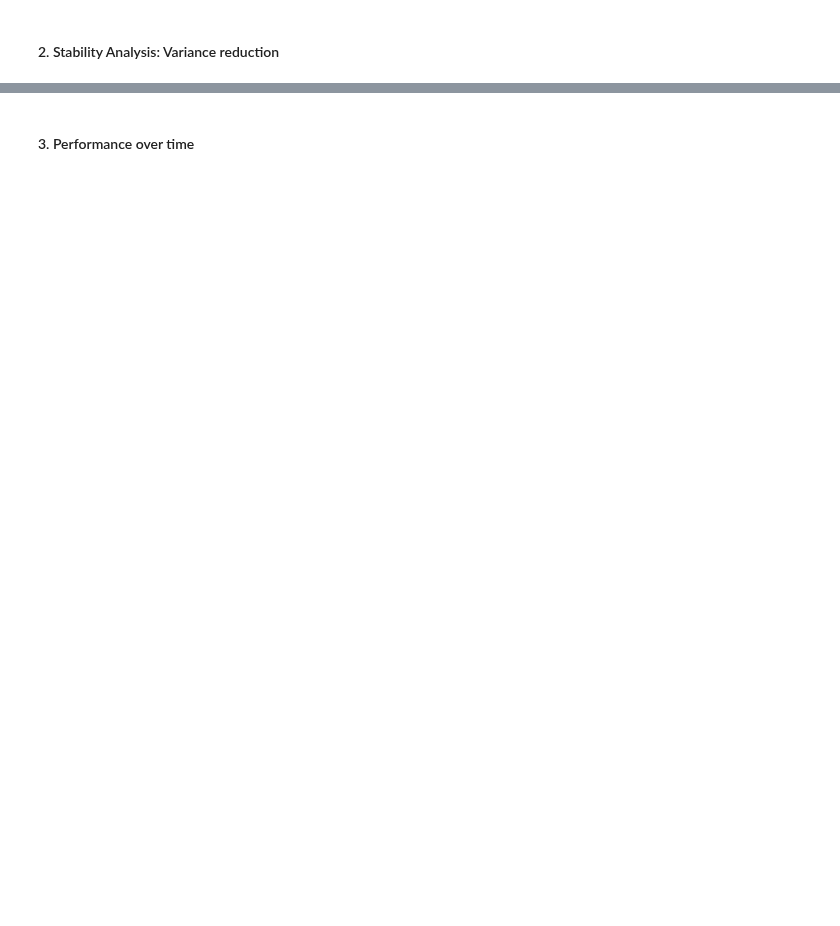
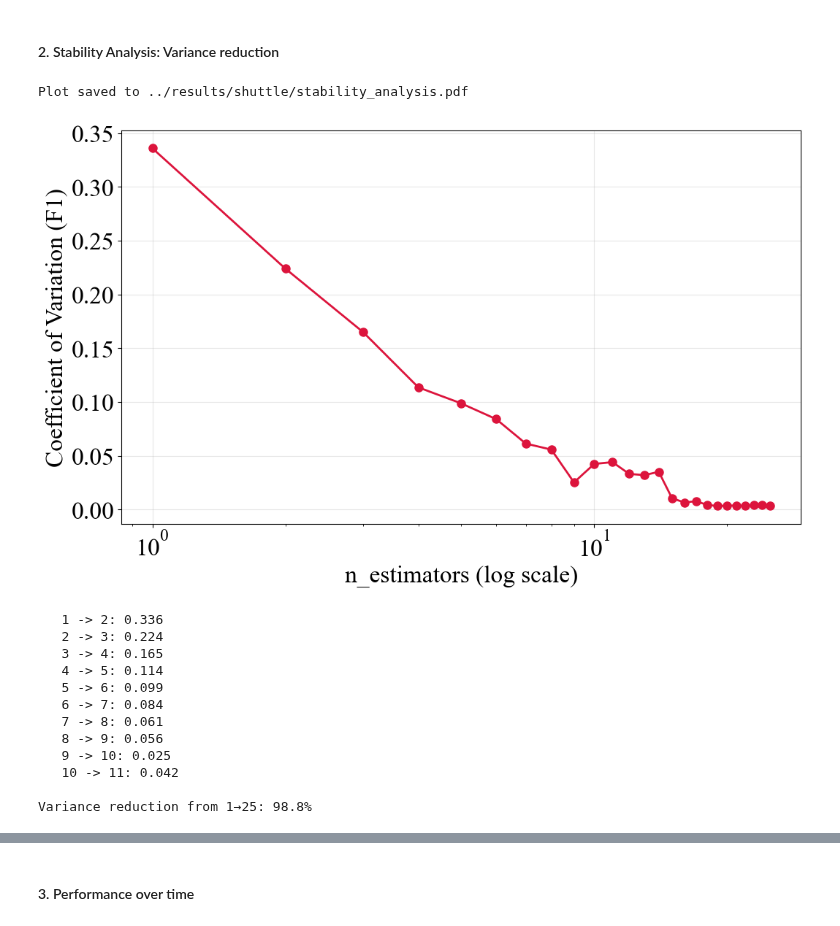
Before and after one commit to Voltzz9/ml441_assignments, a Jupyter notebook: assign4/notebooks/01_shuttle.ipynb, the cells around one changed output, grey strips where cells are left out. Cells and saved outputs as stored; diff of their text form; code cells hidden in the pictures; blank space fills up the shorter version.

```diff
--- a/assign4/notebooks/01_shuttle.ipynb
+++ b/assign4/notebooks/01_shuttle.ipynb
@@ -224,2 +346,31 @@ Running Isolation Forest with n_estimators=1250
 # %% [markdown]
 #### 2. Stability Analysis: Variance reduction
+# %%
+# Plot coefficient of variation
+cv = plot_stability_analysis(
+    param_sizes=param_sizes,
+    f1_mean=f1_mean,
+    f1_std=f1_std,
+    param_name='n_estimators',
+    save_path=os.path.join(results_dir, 'stability_analysis.pdf')
+)
+
+# Analyze variance reduction
+for i in range(min(10, len(cv))):
+    print(f"   {param_sizes[i]} -> {param_sizes[i+1]}: {cv[i]:.3f}")
+print(f"\nVariance reduction from {param_sizes[0]}→{param_sizes[-1]}: {((cv[0]-cv[-1])/cv[0]*100):.1f}%")
+# %% [output]
+Plot saved to ../results/shuttle/stability_analysis.pdf
+[figure, added]
+   1 -> 2: 0.336
+   2 -> 3: 0.224
+   3 -> 4: 0.165
+   4 -> 5: 0.114
+   5 -> 6: 0.099
+   6 -> 7: 0.084
+   7 -> 8: 0.061
+   8 -> 9: 0.056
+   9 -> 10: 0.025
+   10 -> 11: 0.042
+
+Variance reduction from 1→25: 98.8%
```
Also changed, not shown: parts of 17 cells of this notebook, 9 other files.
